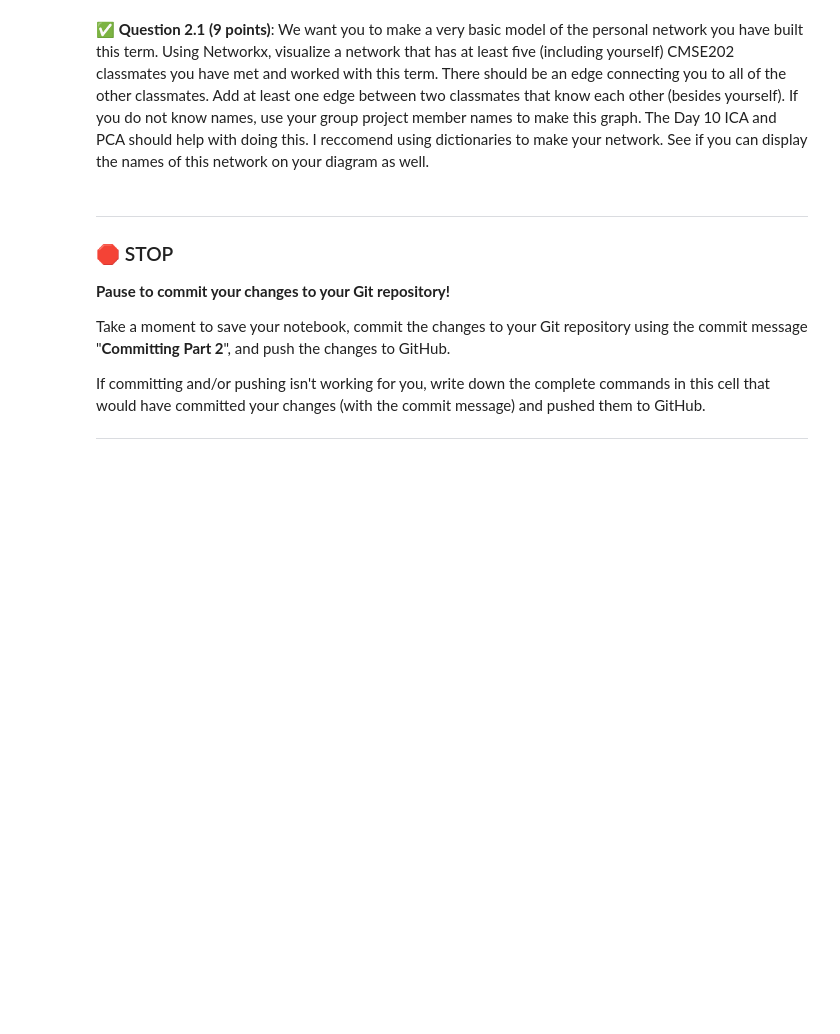
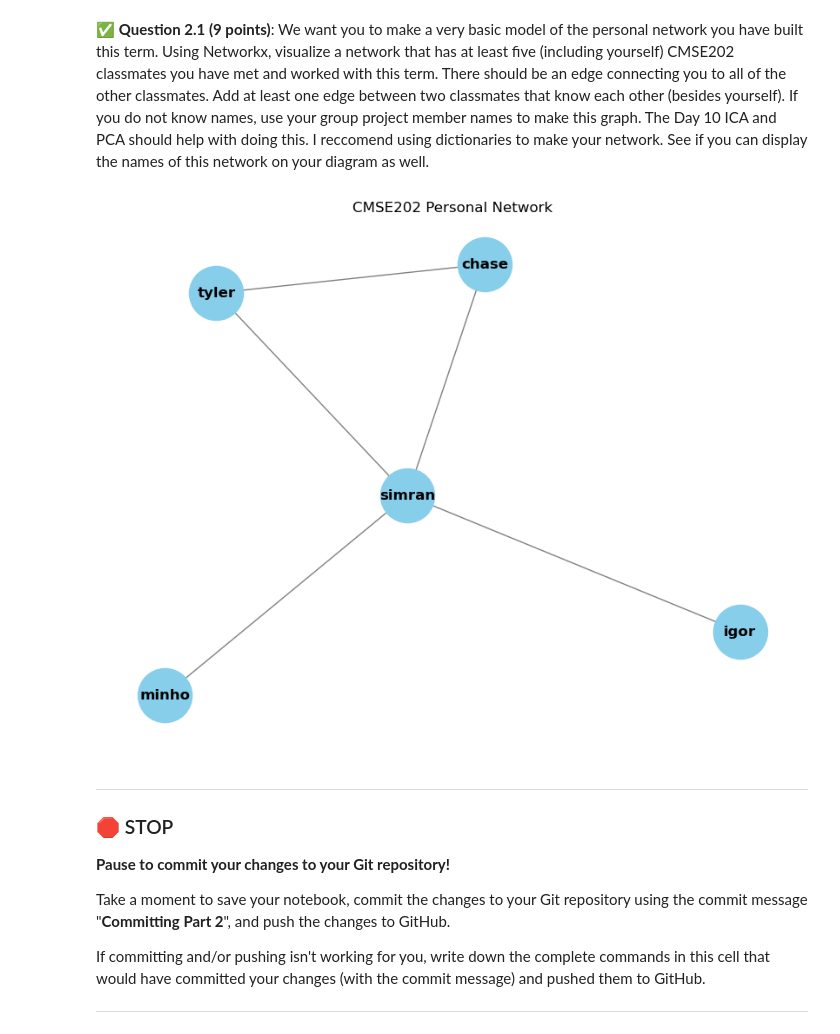
Before and after one commit to singhs77/CMSE202-f25-turnin, a Jupyter notebook: exams/final/CMSE202-Final-SS25-Section002-STUDENT.ipynb, the cells around one changed output. Drawn from its saved outputs; the diff is of its cells as text; code cells hidden in the pictures; blank space fills up the shorter version.

```diff
--- a/exams/final/CMSE202-Final-SS25-Section002-STUDENT.ipynb
+++ b/exams/final/CMSE202-Final-SS25-Section002-STUDENT.ipynb
@@ -54,3 +52,28 @@ git clone "https://github.com/singhs77/CMSE202-f25-turnin.git"
+# %%
+### Put your code for Question 2.1 here
+
+import networkx as nx
+import matplotlib.pyplot as plt
+
+G = nx.Graph()
+classmates = ['igor', 'minho', 'tyler', 'chase']
+you = 'simran'
+
+G.add_node(you)
+for classmate in classmates:
+    G.add_node(classmate)
+    G.add_edge(you, classmate)
+
+G.add_edge('tyler', 'chase')
+
+# Draw the graph
+plt.figure(figsize=(8, 6))
+pos = nx.spring_layout(G, seed=42)  # Positioning for consistent layout
+nx.draw(G, pos, with_labels=True, node_color='skyblue', node_size=2000, font_size=12, font_weight='bold', edge_color='gray')
+plt.title("CMSE202 Personal Network")
+plt.show()
+# %% [output]
+[figure, added]
 # %% [markdown]
 ---
 ### &#128721; STOP
```
Also changed, not shown: parts of 17 cells of this notebook, 1 other file.
